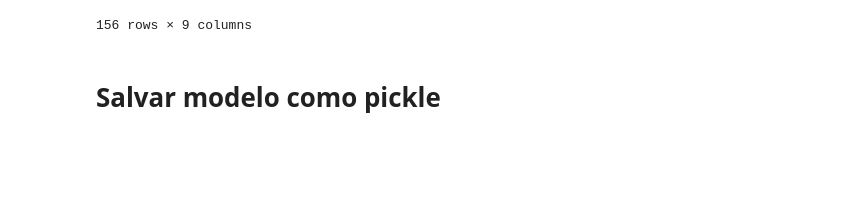
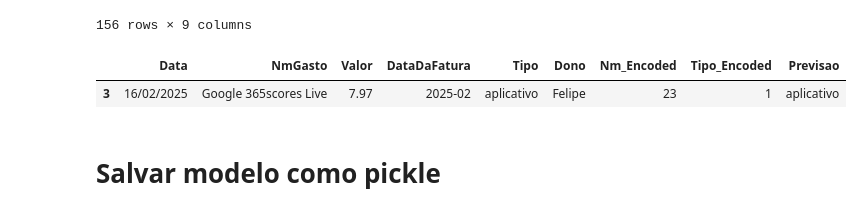
Before and after one commit to Felisouza/Streamlit-for-Data-Science, a Jupyter notebook: ControleFinanceiro/CartaoDeCredito/modelo.ipynb, the cells around one changed output. Cells and saved outputs as stored; diff of their text form; code cells hidden in the pictures; blank space fills up the shorter version.

```diff
--- a/ControleFinanceiro/CartaoDeCredito/modelo.ipynb
+++ b/ControleFinanceiro/CartaoDeCredito/modelo.ipynb
@@ -29,8 +29,10 @@ df_modelo = df.copy()
 # %%
 # 🔁 Codifica variáveis nominais (string → número)
 label_encoder = LabelEncoder()
+encoder_tipo = LabelEncoder()
+
 df['Nm_Encoded'] = label_encoder.fit_transform(df['NmGasto'])
-df['Tipo_Encoded'] = label_encoder.fit_transform(df['Tipo'])
+df['Tipo_Encoded'] = encoder_tipo.fit_transform(df['Tipo'])
 
 # 🔎 Separando variáveis preditoras e alvo
 X = df[['Valor', 'Nm_Encoded']]
@@ -39,6 +41,6 @@ y = df['Tipo_Encoded']
 # 🔀 Divisão em treino e teste
 X_train, X_test, y_train, y_test = train_test_split(X, y, test_size=0.3, random_state=42)
 # %%
-# 🌳 Modelo Random Forest
-modelo = RandomForestClassifier(n_estimators=1000, random_state=42)
-modelo.fit(X_train, y_train)
+# # 🌳 Modelo Random Forest
+# modelo = RandomForestClassifier(n_estimators=1000, random_state=42)
+# modelo.fit(X_train, y_train)
@@ -90,8 +92,9 @@ RandomForestClassifier(max_depth=7, max_features=10, n_estimators=1000)
 # %%
 # 🔍 Previsões e avaliação
 # 🔮 Faz previsões no conjunto original (ou em outro)
+
 df_modelo['Previsao'] = modelo.predict(X)
-df['Previsao'] = label_encoder.inverse_transform(df_modelo['Previsao'])
+df['Previsao'] = encoder_tipo.inverse_transform(df_modelo['Previsao'])
 
 
 y_pred = modelo.predict(X_test)
@@ -132,6 +135,11 @@ df
 | 154 | 09/06/2025 | dÃ³lar de conversÃ£o | 5.90 | 2025-06 | tarifa | Divide | 82 | 17 | tarifa |
 | 155 | 11/06/2025 | dÃ³lar de conversÃ£o | 5.86 | 2025-06 | tarifa | Divide | 82 | 17 | tarifa |
 156 rows × 9 columns
+# %%
+df.loc[df['Nm_Encoded'] == 23]
+# %% [output]
+|  | Data | NmGasto | Valor | DataDaFatura | Tipo | Dono | Nm_Encoded | Tipo_Encoded | Previsao |
+| 3 | 16/02/2025 | Google 365scores Live | 7.97 | 2025-02 | aplicativo | Felipe | 23 | 1 | aplicativo |
 # %% [markdown]
 # Salvar modelo como pickle
 # %%
```
Also changed, not shown: parts of 24 cells of this notebook, 26 other files.
